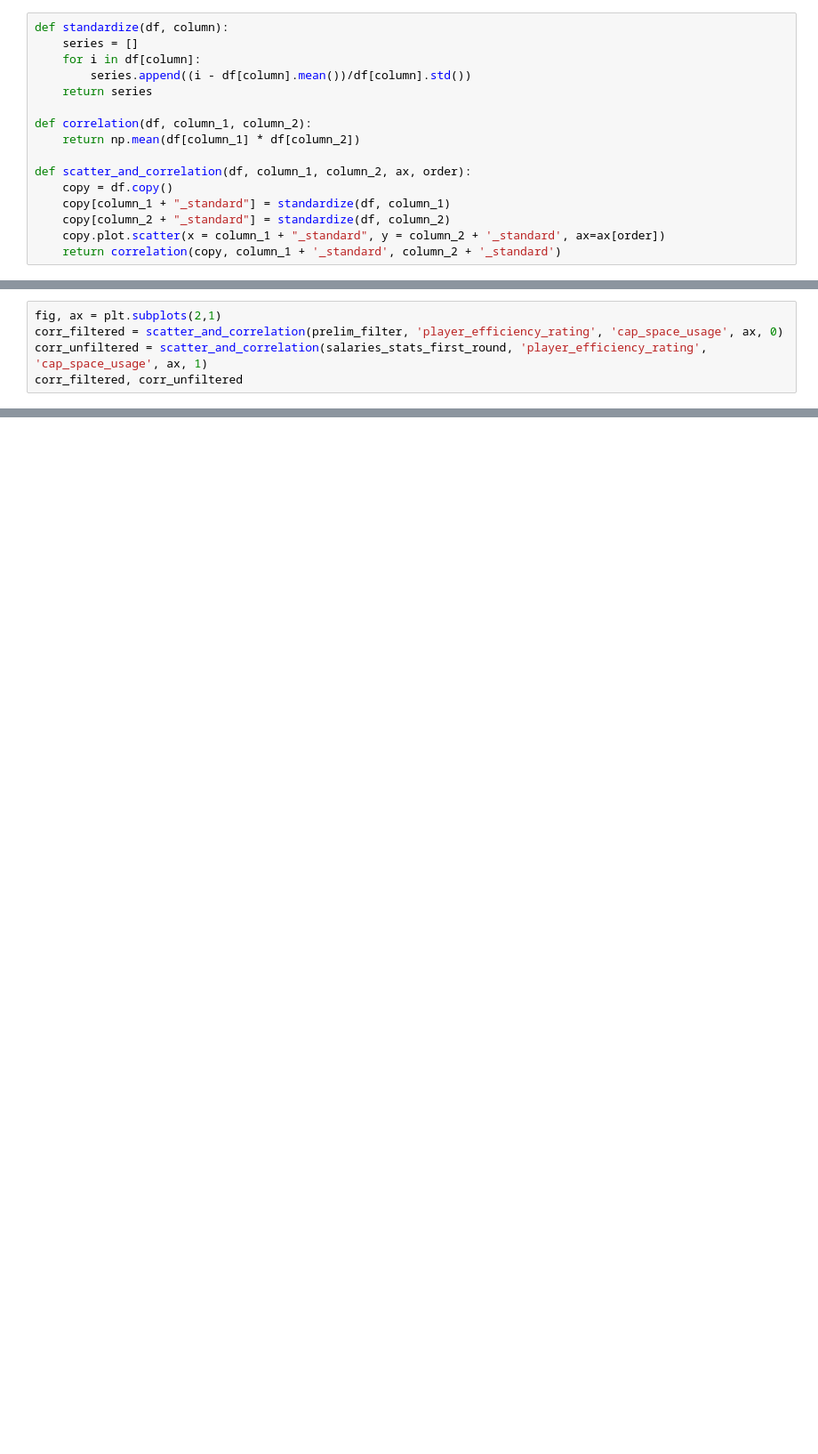
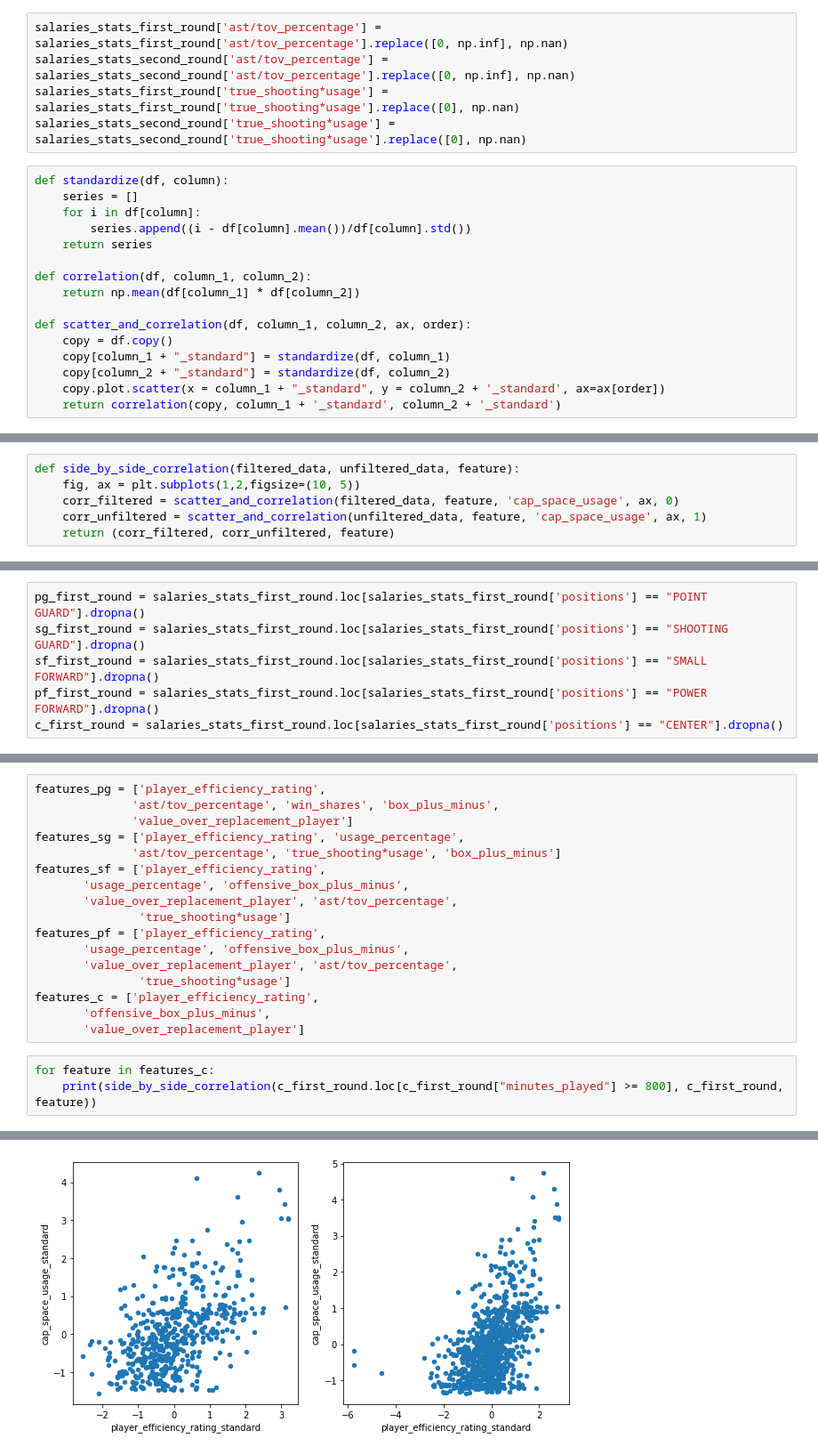
Before and after one commit to ZachLiu519/nba-model, a Jupyter notebook: week_2_data_exploration/filtered_stats_correlations.ipynb, the cells around one changed output, grey strips where cells are left out. Shown at 89% size. Saved outputs shown, nothing was run; the diff lists cells and outputs as text; blank space fills up the shorter version.

Commit message:
separate data using positions and selected out custom features for different positions

```diff
--- a/week_2_data_exploration/filtered_stats_correlations.ipynb
+++ b/week_2_data_exploration/filtered_stats_correlations.ipynb
@@ -107,3 +91,8 @@ salaries_stats_second_round['minutes_per_game'] = salaries_stats_second_round['m
+# %%
+salaries_stats_first_round['ast/tov_percentage'] = salaries_stats_first_round['ast/tov_percentage'].replace([0, np.inf], np.nan)
+salaries_stats_second_round['ast/tov_percentage'] = salaries_stats_second_round['ast/tov_percentage'].replace([0, np.inf], np.nan)
+salaries_stats_first_round['true_shooting*usage'] = salaries_stats_first_round['true_shooting*usage'].replace([0], np.nan)
+salaries_stats_second_round['true_shooting*usage'] = salaries_stats_second_round['true_shooting*usage'].replace([0], np.nan)
 # %%
 def standardize(df, column):
     series = []
@@ -141,5 +112,6 @@ prelim_filter = salaries_stats_first_round.loc[salaries_stats_first_round['minut
 # %%
-fig, ax = plt.subplots(2,1)
-corr_filtered = scatter_and_correlation(prelim_filter, 'player_efficiency_rating', 'cap_space_usage', ax, 0)
-corr_unfiltered = scatter_and_correlation(salaries_stats_first_round, 'player_efficiency_rating', 'cap_space_usage', ax, 1)
-corr_filtered, corr_unfiltered
+def side_by_side_correlation(filtered_data, unfiltered_data, feature):
+    fig, ax = plt.subplots(1,2,figsize=(10, 5))
+    corr_filtered = scatter_and_correlation(filtered_data, feature, 'cap_space_usage', ax, 0)
+    corr_unfiltered = scatter_and_correlation(unfiltered_data, feature, 'cap_space_usage', ax, 1)
+    return (corr_filtered, corr_unfiltered, feature)
@@ -203,0 +135,6 @@ See the caveats in the documentation: https://pandas.pydata.org/pandas-docs/stab
+# %%
+pg_first_round = salaries_stats_first_round.loc[salaries_stats_first_round['positions'] == "POINT GUARD"].dropna()
+sg_first_round = salaries_stats_first_round.loc[salaries_stats_first_round['positions'] == "SHOOTING GUARD"].dropna()
+sf_first_round = salaries_stats_first_round.loc[salaries_stats_first_round['positions'] == "SMALL FORWARD"].dropna()
+pf_first_round = salaries_stats_first_round.loc[salaries_stats_first_round['positions'] == "POWER FORWARD"].dropna()
+c_first_round = salaries_stats_first_round.loc[salaries_stats_first_round['positions'] == "CENTER"].dropna()
@@ -203,0 +147,21 @@ See the caveats in the documentation: https://pandas.pydata.org/pandas-docs/stab
+# %%
+features_pg = ['player_efficiency_rating',
+              'ast/tov_percentage', 'win_shares', 'box_plus_minus',
+              'value_over_replacement_player']
+features_sg = ['player_efficiency_rating', 'usage_percentage',
+              'ast/tov_percentage', 'true_shooting*usage', 'box_plus_minus']
+features_sf = ['player_efficiency_rating',
+       'usage_percentage', 'offensive_box_plus_minus',
+       'value_over_replacement_player', 'ast/tov_percentage',
+               'true_shooting*usage']
+features_pf = ['player_efficiency_rating',
+       'usage_percentage', 'offensive_box_plus_minus',
+       'value_over_replacement_player', 'ast/tov_percentage',
+               'true_shooting*usage']
+features_c = ['player_efficiency_rating',
+       'offensive_box_plus_minus',
+       'value_over_replacement_player']
+# %%
+for feature in features_c:
+    print(side_by_side_correlation(c_first_round.loc[c_first_round["minutes_played"] >= 800], c_first_round, feature))
+# %% [output]
@@ -203,0 +174 @@ See the caveats in the documentation: https://pandas.pydata.org/pandas-docs/stab
+[figure, added]
```
Also changed, not shown: parts of 21 cells of this notebook.
